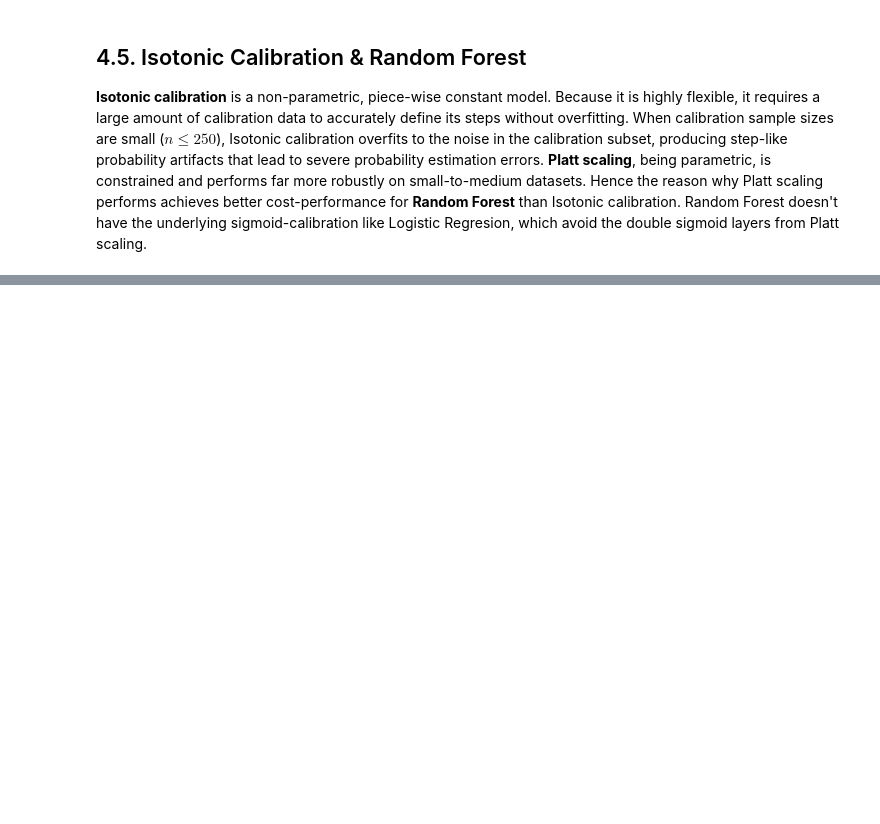
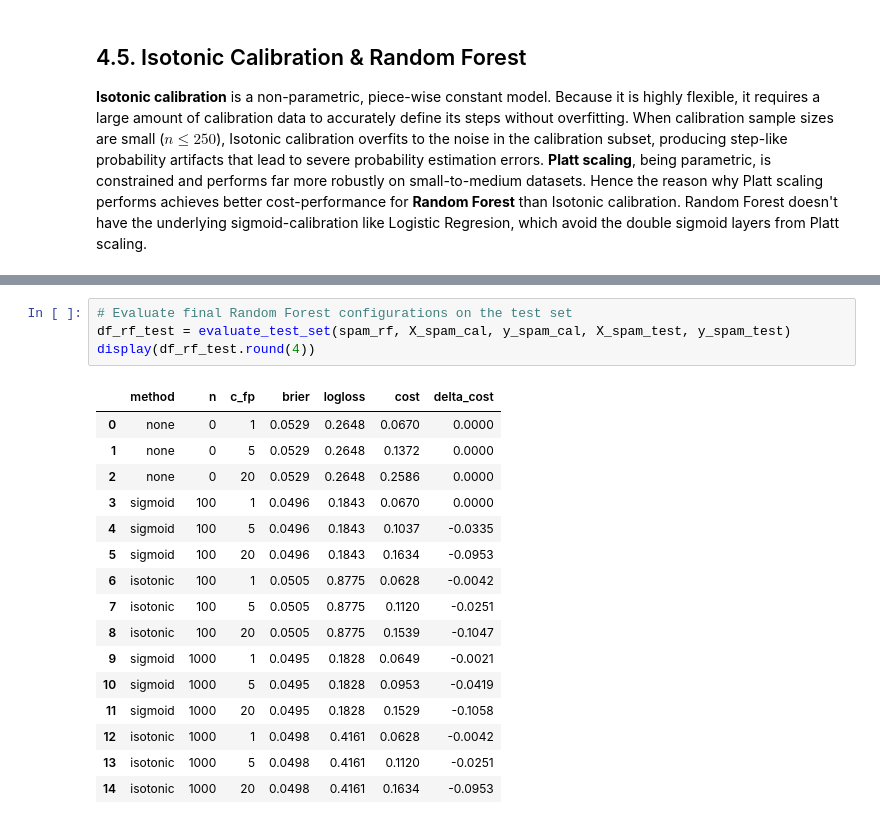
Before and after one commit to SKJ39/Probability-Recalibration, a Jupyter notebook: proj_5420.ipynb, the cells around one changed output, grey strips where cells are left out. Drawn from its saved outputs; the diff is of its cells as text; blank space fills up the shorter version.

```diff
--- a/proj_5420.ipynb
+++ b/proj_5420.ipynb
@@ -754,0 +934,21 @@ By aligning the 95% group-paired bootstrap confidence intervals for the cost dif
+# %%
+# Evaluate final Random Forest configurations on the test set
+df_rf_test = evaluate_test_set(spam_rf, X_spam_cal, y_spam_cal, X_spam_test, y_spam_test)
+display(df_rf_test.round(4))
+# %% [output]
+|  | method | n | c_fp | brier | logloss | cost | delta_cost |
+| 0 | none | 0 | 1 | 0.0529 | 0.2648 | 0.0670 | 0.0000 |
+| 1 | none | 0 | 5 | 0.0529 | 0.2648 | 0.1372 | 0.0000 |
+| 2 | none | 0 | 20 | 0.0529 | 0.2648 | 0.2586 | 0.0000 |
+| 3 | sigmoid | 100 | 1 | 0.0496 | 0.1843 | 0.0670 | 0.0000 |
+| 4 | sigmoid | 100 | 5 | 0.0496 | 0.1843 | 0.1037 | -0.0335 |
+| 5 | sigmoid | 100 | 20 | 0.0496 | 0.1843 | 0.1634 | -0.0953 |
+| 6 | isotonic | 100 | 1 | 0.0505 | 0.8775 | 0.0628 | -0.0042 |
+| 7 | isotonic | 100 | 5 | 0.0505 | 0.8775 | 0.1120 | -0.0251 |
+| 8 | isotonic | 100 | 20 | 0.0505 | 0.8775 | 0.1539 | -0.1047 |
+| 9 | sigmoid | 1000 | 1 | 0.0495 | 0.1828 | 0.0649 | -0.0021 |
+| 10 | sigmoid | 1000 | 5 | 0.0495 | 0.1828 | 0.0953 | -0.0419 |
+| 11 | sigmoid | 1000 | 20 | 0.0495 | 0.1828 | 0.1529 | -0.1058 |
+| 12 | isotonic | 1000 | 1 | 0.0498 | 0.4161 | 0.0628 | -0.0042 |
+| 13 | isotonic | 1000 | 5 | 0.0498 | 0.4161 | 0.1120 | -0.0251 |
+| 14 | isotonic | 1000 | 20 | 0.0498 | 0.4161 | 0.1634 | -0.0953 |
```
Also changed, not shown: parts of 15 cells of this notebook.
